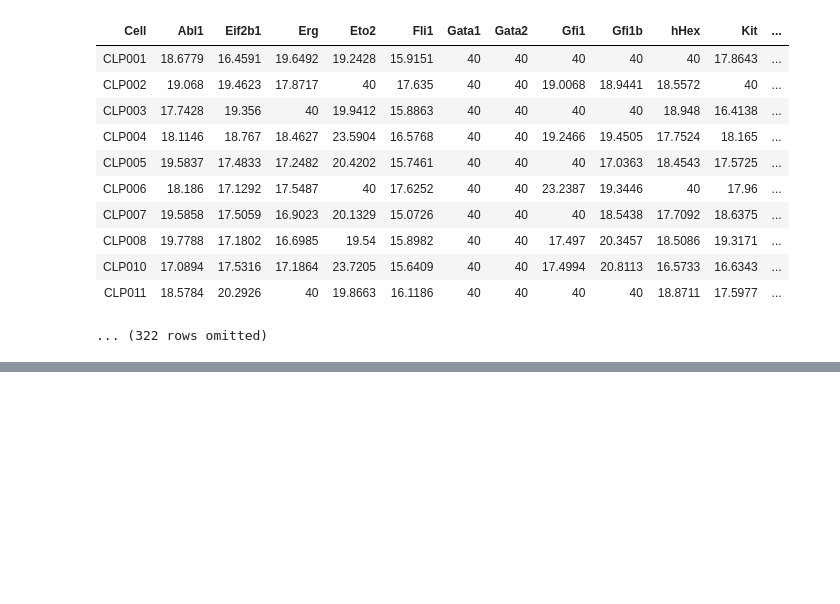
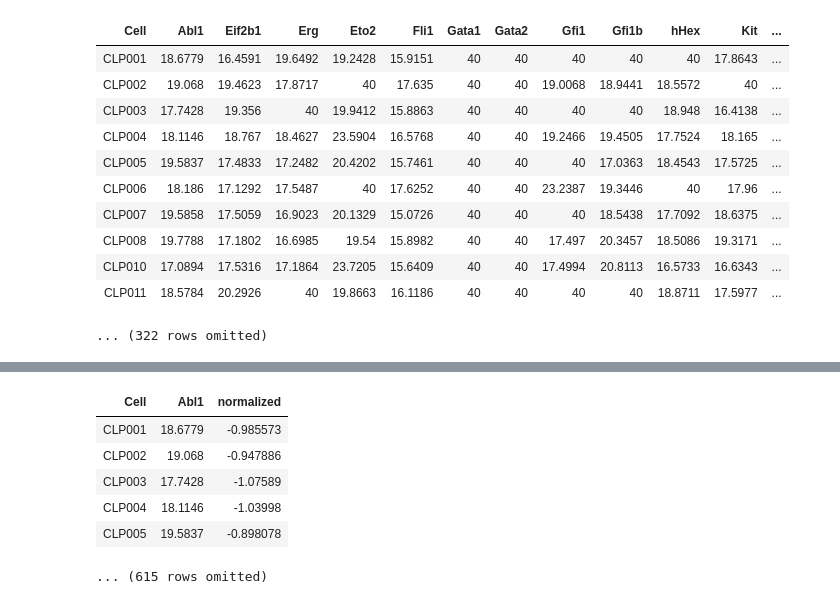
Before and after one commit to caramirezal/programming, a Jupyter notebook: python/arrays.ipynb, the cells around one changed output, grey strips where cells are left out. Cells and saved outputs as stored; diff of their text form; code cells hidden in the pictures; blank space fills up the shorter version.

```diff
--- a/python/arrays.ipynb
+++ b/python/arrays.ipynb
@@ -194,0 +220,15 @@ data.hist('Abl1')
+# %%
+## performing operations with columns
+data_norm = data_norm.with_column(
+    'normalized', ( data.column('Abl1') - np.mean(data.column('Abl1')) )
+                     / np.std( data.column('Abl1') )
+)
+data_norm.show(5)
+# %% [output]
+| Cell | Abl1 | normalized |
+| CLP001 | 18.6779 | -0.985573 |
+| CLP002 | 19.068 | -0.947886 |
+| CLP003 | 17.7428 | -1.07589 |
+| CLP004 | 18.1146 | -1.03998 |
+| CLP005 | 19.5837 | -0.898078 |
+... (615 rows omitted)
```
Also changed, not shown: parts of 19 cells of this notebook, 1 other file.
